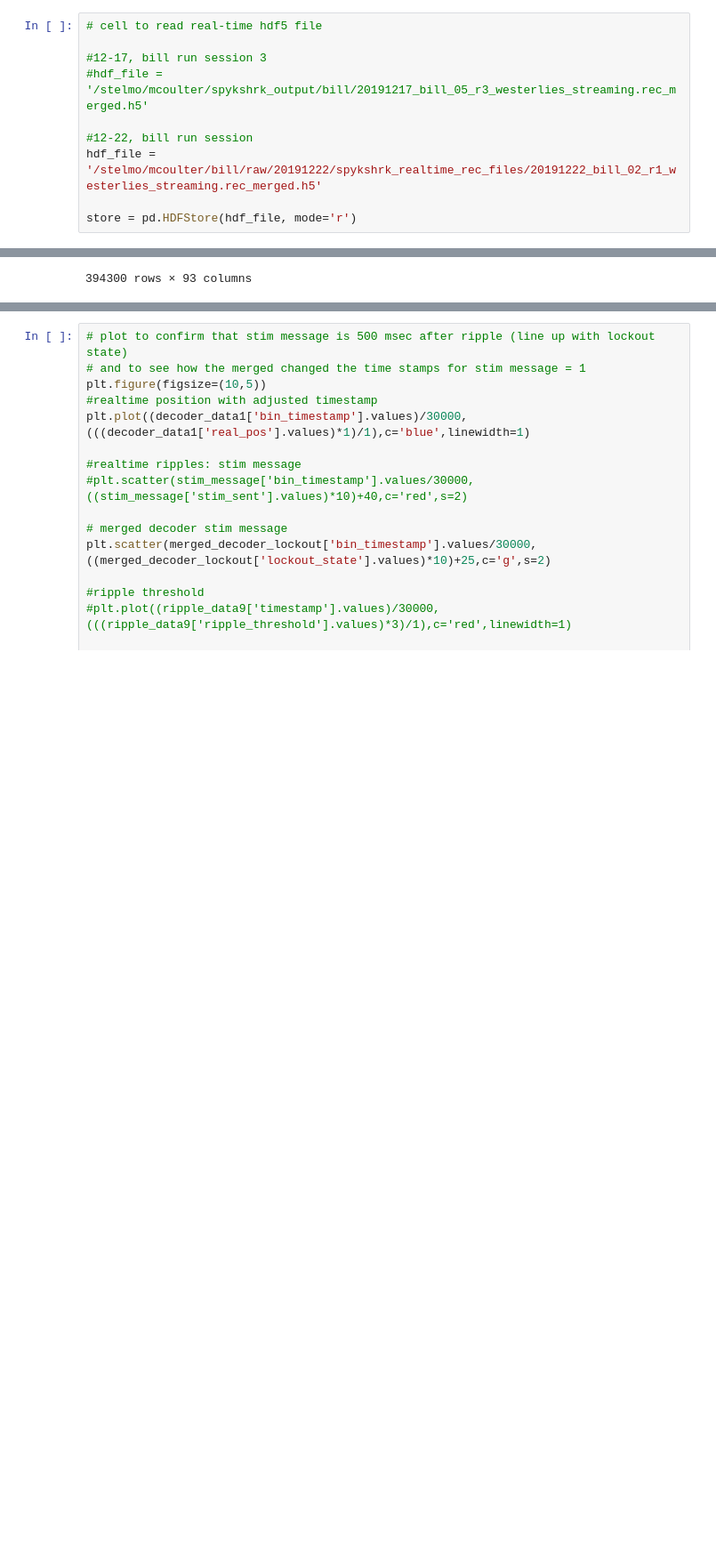
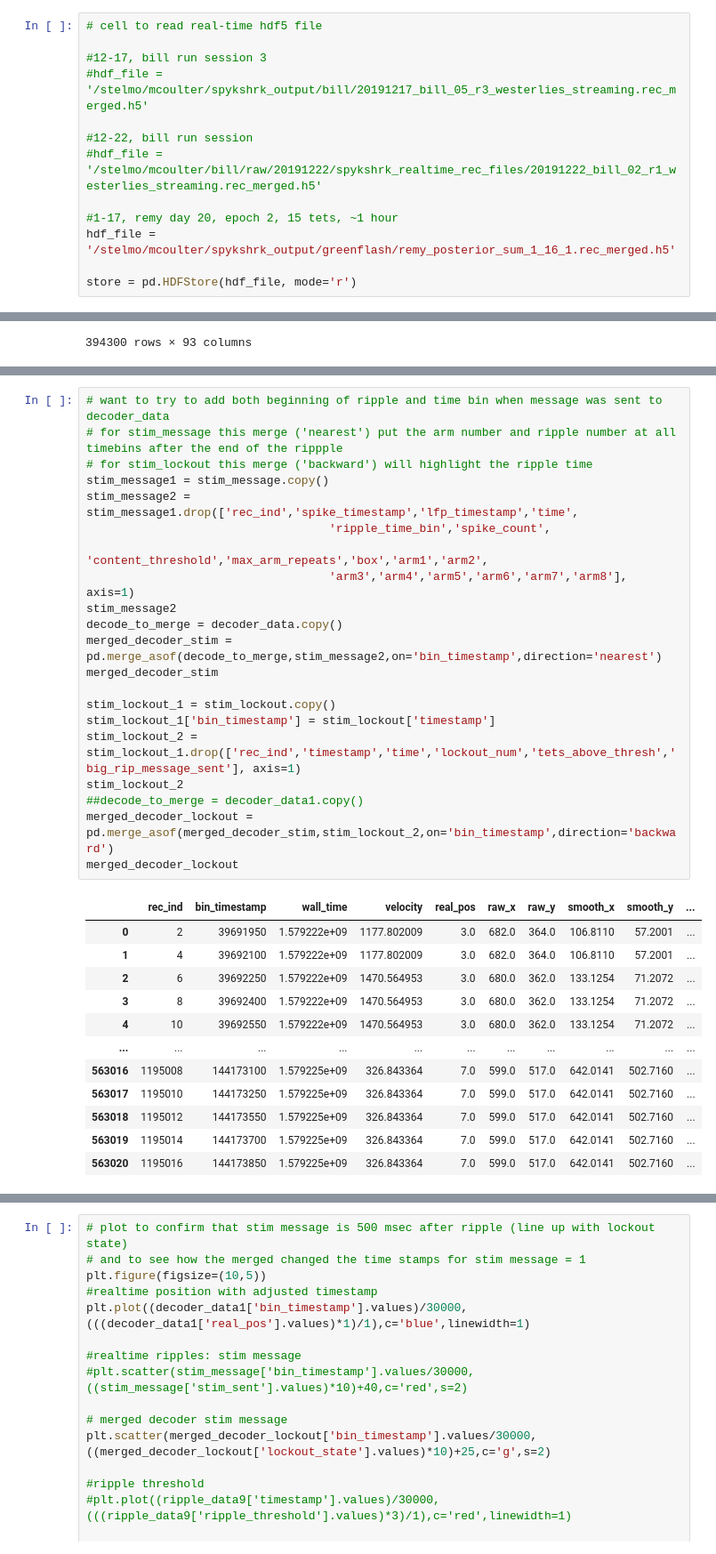
Before and after one commit to trevortknguyen/spykshrk_realtime, a Jupyter notebook: jupyter-notebooks/plot_posterior_realtime.ipynb, the cells around one changed output, grey strips where cells are left out. Shown at 89% size. Saved outputs shown, nothing was run; the diff lists cells and outputs as text; blank space fills up the shorter version.

```diff
--- a/jupyter-notebooks/plot_posterior_realtime.ipynb
+++ b/jupyter-notebooks/plot_posterior_realtime.ipynb
@@ -47,7 +47,10 @@ points.opts(color='k', marker='+', size=10)
 #hdf_file = '/stelmo/mcoulter/spykshrk_output/bill/20191217_bill_05_r3_westerlies_streaming.rec_merged.h5'
 
 #12-22, bill run session
-hdf_file = '/stelmo/mcoulter/bill/raw/20191222/spykshrk_realtime_rec_files/20191222_bill_02_r1_westerlies_streaming.rec_merged.h5'
+#hdf_file = '/stelmo/mcoulter/bill/raw/20191222/spykshrk_realtime_rec_files/20191222_bill_02_r1_westerlies_streaming.rec_merged.h5'
+
+#1-17, remy day 20, epoch 2, 15 tets, ~1 hour
+hdf_file = '/stelmo/mcoulter/spykshrk_output/greenflash/remy_posterior_sum_1_16_1.rec_merged.h5'
 
 store = pd.HDFStore(hdf_file, mode='r')
 # %%
@@ -437,0 +443,34 @@ merged_decoder_lockout
+# %%
+# want to try to add both beginning of ripple and time bin when message was sent to decoder_data
+# for stim_message this merge ('nearest') put the arm number and ripple number at all timebins after the end of the rippple
+# for stim_lockout this merge ('backward') will highlight the ripple time
+stim_message1 = stim_message.copy()
+stim_message2 = stim_message1.drop(['rec_ind','spike_timestamp','lfp_timestamp','time',
+                                   'ripple_time_bin','spike_count',
+                                   'content_threshold','max_arm_repeats','box','arm1','arm2',
+                                   'arm3','arm4','arm5','arm6','arm7','arm8'], axis=1)
+stim_message2
+decode_to_merge = decoder_data.copy()
+merged_decoder_stim = pd.merge_asof(decode_to_merge,stim_message2,on='bin_timestamp',direction='nearest')
+merged_decoder_stim
+
+stim_lockout_1 = stim_lockout.copy()
+stim_lockout_1['bin_timestamp'] = stim_lockout['timestamp']
+stim_lockout_2 = stim_lockout_1.drop(['rec_ind','timestamp','time','lockout_num','tets_above_thresh','big_rip_message_sent'], axis=1)
+stim_lockout_2
+##decode_to_merge = decoder_data1.copy()
+merged_decoder_lockout = pd.merge_asof(merged_decoder_stim,stim_lockout_2,on='bin_timestamp',direction='backward')
+merged_decoder_lockout
+# %% [output]
+|  | rec_ind | bin_timestamp | wall_time | velocity | real_pos | raw_x | raw_y | smooth_x | smooth_y | ... |
+| 0 | 2 | 39691950 | 1.579222e+09 | 1177.802009 | 3.0 | 682.0 | 364.0 | 106.8110 | 57.2001 | ... |
+| 1 | 4 | 39692100 | 1.579222e+09 | 1177.802009 | 3.0 | 682.0 | 364.0 | 106.8110 | 57.2001 | ... |
+| 2 | 6 | 39692250 | 1.579222e+09 | 1470.564953 | 3.0 | 680.0 | 362.0 | 133.1254 | 71.2072 | ... |
+| 3 | 8 | 39692400 | 1.579222e+09 | 1470.564953 | 3.0 | 680.0 | 362.0 | 133.1254 | 71.2072 | ... |
+| 4 | 10 | 39692550 | 1.579222e+09 | 1470.564953 | 3.0 | 680.0 | 362.0 | 133.1254 | 71.2072 | ... |
+| ... | ... | ... | ... | ... | ... | ... | ... | ... | ... | ... |
+| 563016 | 1195008 | 144173100 | 1.579225e+09 | 326.843364 | 7.0 | 599.0 | 517.0 | 642.0141 | 502.7160 | ... |
+| 563017 | 1195010 | 144173250 | 1.579225e+09 | 326.843364 | 7.0 | 599.0 | 517.0 | 642.0141 | 502.7160 | ... |
+| 563018 | 1195012 | 144173550 | 1.579225e+09 | 326.843364 | 7.0 | 599.0 | 517.0 | 642.0141 | 502.7160 | ... |
+| 563019 | 1195014 | 144173700 | 1.579225e+09 | 326.843364 | 7.0 | 599.0 | 517.0 | 642.0141 | 502.7160 | ... |
+| 563020 | 1195016 | 144173850 | 1.579225e+09 | 326.843364 | 7.0 | 599.0 | 517.0 | 642.0141 | 502.7160 | ... |
```
Also changed, not shown: parts of 11 cells of this notebook, 2 other files.
